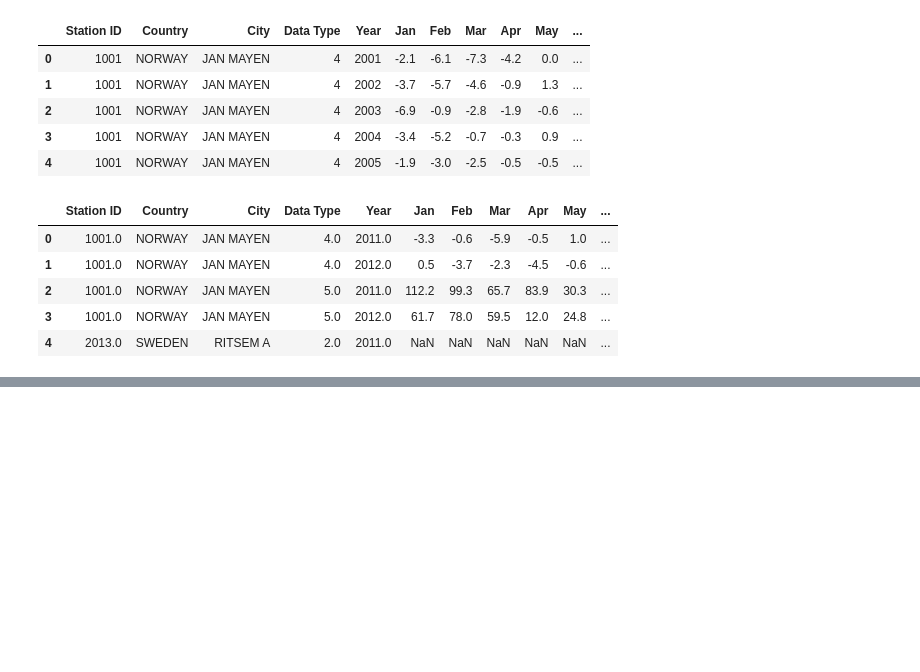
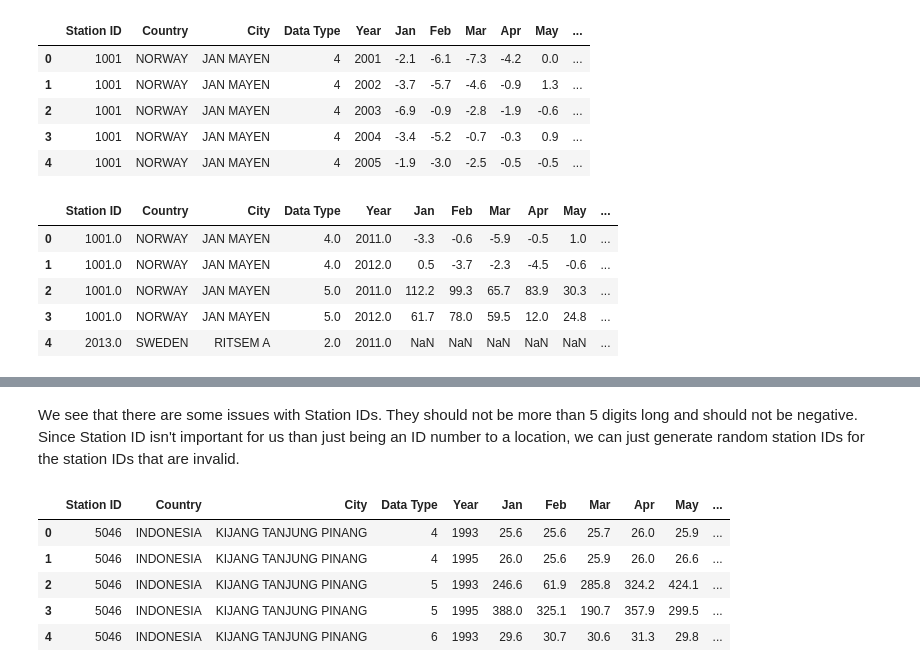
Before and after one commit to georgejieh/predicting_grape_suitability_based_on_climate_and_precipitation, a Jupyter notebook: cleaning_data.ipynb, the cells around one changed output, grey strips where cells are left out. Cells and saved outputs as stored; diff of their text form; code cells hidden in the pictures; blank space fills up the shorter version.

```diff
--- a/cleaning_data.ipynb
+++ b/cleaning_data.ipynb
@@ -1069,0 +1146,34 @@ weather_data_2011_2016.head()
+# %% [markdown]
+We see that there are some issues with Station IDs. They should not be more than 5 digits long and should not be negative. Since Station ID isn't important for us than just being an ID number to a location, we can just generate random station IDs for the station IDs that are invalid.
+# %%
+# Function to generate a random station ID that is not already in the DataFrame
+def generate_unique_station_id(existing_ids):
+    while True:
+        random_id = random.randint(1000, 99999)  # Generate a random number between 1000 and 99999
+        if random_id not in existing_ids:
+            return random_id
+
+# Find invalid station IDs (negative or longer than 5 digits)
+invalid_station_ids = combined_weather_data['Station ID'].apply(lambda x: x if x < 0 or len(str(abs(x))) > 5 else np.nan)
+unique_invalid_ids = invalid_station_ids.dropna().unique()
+
+# Dictionary to map invalid IDs to new valid random IDs
+id_mapping = {}
+for invalid_id in unique_invalid_ids:
+    id_mapping[invalid_id] = generate_unique_station_id(combined_weather_data['Station ID'])
+
+# Replace invalid station IDs with new valid random IDs
+combined_weather_data['Station ID'] = combined_weather_data['Station ID'].replace(id_mapping)
+
+# Reset the index of the DataFrame
+combined_weather_data.reset_index(drop=True, inplace=True)
+
+# Check Results
+combined_weather_data.head()
+# %% [output]
+|  | Station ID | Country | City | Data Type | Year | Jan | Feb | Mar | Apr | May | ... |
+| 0 | 5046 | INDONESIA | KIJANG TANJUNG PINANG | 4 | 1993 | 25.6 | 25.6 | 25.7 | 26.0 | 25.9 | ... |
+| 1 | 5046 | INDONESIA | KIJANG TANJUNG PINANG | 4 | 1995 | 26.0 | 25.6 | 25.9 | 26.0 | 26.6 | ... |
+| 2 | 5046 | INDONESIA | KIJANG TANJUNG PINANG | 5 | 1993 | 246.6 | 61.9 | 285.8 | 324.2 | 424.1 | ... |
+| 3 | 5046 | INDONESIA | KIJANG TANJUNG PINANG | 5 | 1995 | 388.0 | 325.1 | 190.7 | 357.9 | 299.5 | ... |
+| 4 | 5046 | INDONESIA | KIJANG TANJUNG PINANG | 6 | 1993 | 29.6 | 30.7 | 30.6 | 31.3 | 29.8 | ... |
```
Also changed, not shown: parts of 4 cells of this notebook, 2 other files.
